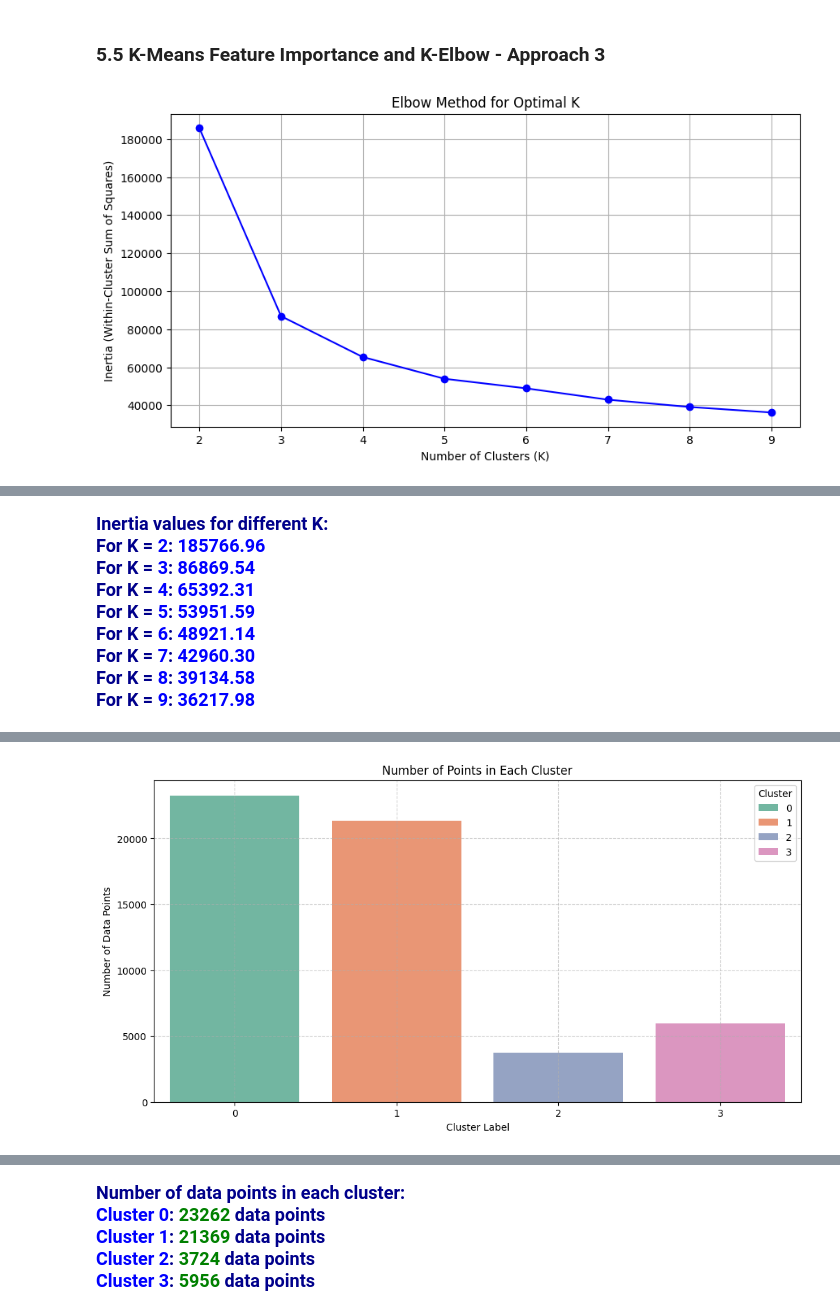
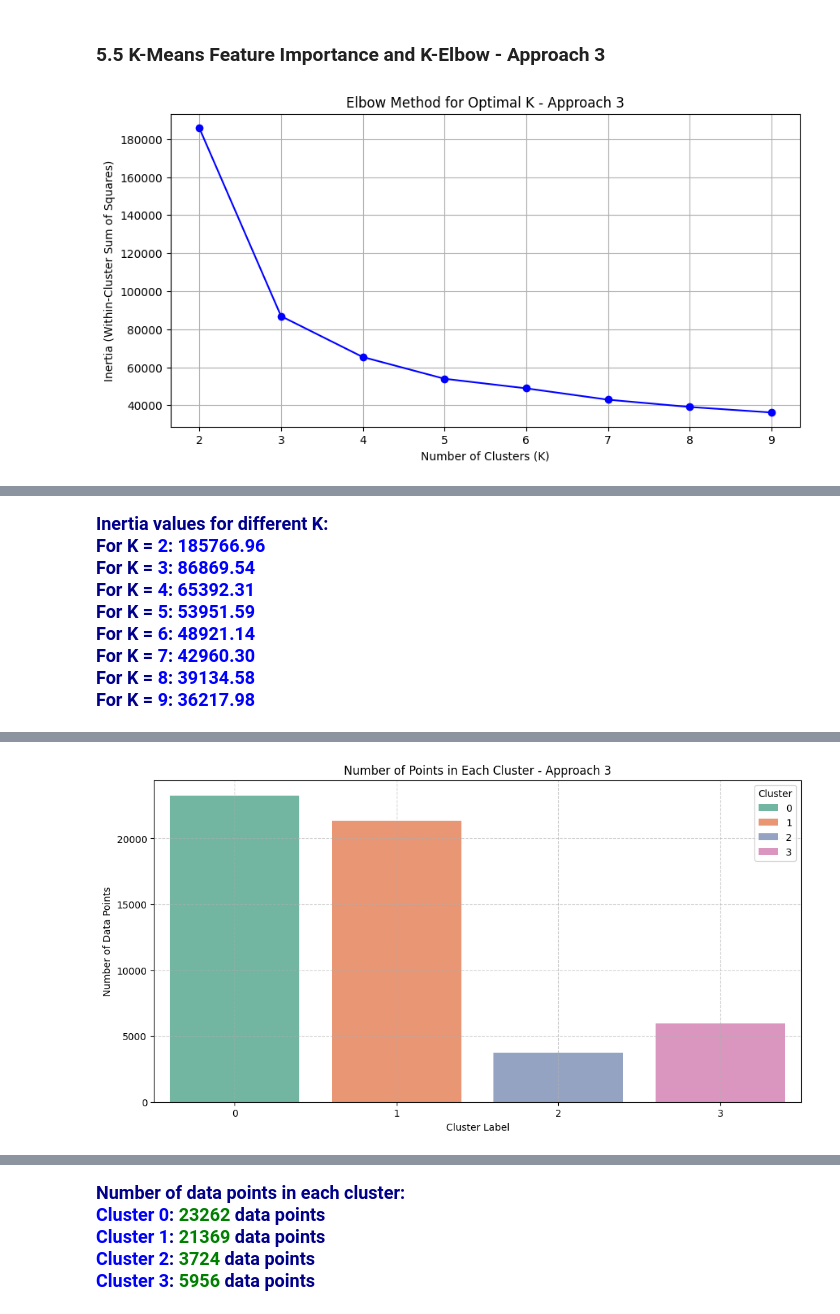
Before and after one commit to mohammadbadi/CrimeAnalytics_Clustering_Approach_1, a Jupyter notebook: Code Sections/5.5 KMeans Feature Importance K-Elbow.ipynb, the cells around one changed output, grey strips where cells are left out. Saved outputs shown, nothing was run; the diff lists cells and outputs as text; code cells hidden in the pictures.

```diff
--- a/Code Sections/5.5 KMeans Feature Importance K-Elbow.ipynb
+++ b/Code Sections/5.5 KMeans Feature Importance K-Elbow.ipynb
@@ -15,23 +15,19 @@ from sklearn.pipeline import Pipeline
 from sklearn.metrics import silhouette_score, davies_bouldin_score, calinski_harabasz_score
 from IPython.display import display, HTML
 from google.colab import files
-
-# Suppress warnings
+                                                                                  # Suppress warnings
 warnings.filterwarnings("ignore", category=DeprecationWarning)
 warnings.filterwarnings("ignore", category=FutureWarning)
-
-# Read the updated dataset from the new URL
+                                                                                  # Read the updated dataset from the new URL
 url = "https://raw.githubusercontent.com/mohammadbadi/Clustering_FE_MCA/refs/heads/main/Output_CSV/FE_Encoded_New.csv"
 df = pd.read_csv(url)
-
-# Define features based on the current project.
+                                                                                  # Define features based on the current project.
 continuous_features = ['OCC_YEAR', 'OCC_DOY', 'OCC_HOUR']
 numeric_features = ['OCC_MONTH_Num']
 frequency_features = ['Division_Freq', 'LOCATION_Freq', 'PREMISES_Freq', 'Loca_Premi_Freq', 'HOOD_Freq','DIV_HOOD_Hier','DOW_Category_Freq']
 pca_feature = ['LONG_LAT_PCA']
 features = continuous_features + numeric_features + frequency_features + pca_feature
-
-# Build preprocessor and pipeline for KMeans clustering with n_clusters=4
+                                                                                  # Build preprocessor and pipeline for KMeans clustering with n_clusters=4
 scaler = StandardScaler()
 preprocessor = ColumnTransformer([('num', scaler, features)])
 pipeline = Pipeline([
@@ -40,44 +36,38 @@ pipeline = Pipeline([
 ])
 pipeline.fit(df)
 df_processed = pipeline.transform(df)
-
-# Extract the KMeans model and assign cluster labels
+                                                                                  # Extract the KMeans model and assign cluster labels
 kmeans = pipeline.named_steps['kmeans']
 df['Cluster'] = kmeans.labels_
-
-# Compute centroid variance (feature importance)
+                                                                                  # Compute centroid variance (feature importance)
 centroids = kmeans.cluster_centers_
 centroid_variance = np.var(centroids, axis=0)
 importance_df = pd.DataFrame({'Feature': features, 'Centroid Variance': centroid_variance})\
                   .sort_values(by='Centroid Variance', ascending=False)
-
-# Compute evaluation metrics for the clustering with n=4
+                                                                                  # Compute evaluation metrics for the clustering with n=4
 sil_score = silhouette_score(df_processed, kmeans.labels_)
 db_index = davies_bouldin_score(df_processed, kmeans.labels_)
 ch_index = calinski_harabasz_score(df_processed, kmeans.labels_)
 final_inertia = kmeans.inertia_
-
-# ---------------------- Elbow Method: Calculate inertia for K=2 to 9 ----------------------
+                                                                                  # Elbow Method: Calculate inertia for K=2 to 9
 inertia_values = []
 K_range = range(2, 10)
 for k in K_range:
     km = KMeans(n_clusters=k, random_state=42, n_init=10)
     km.fit(df_processed)
     inertia_values.append(km.inertia_)
-
-# Plot the elbow method curve WITHOUT numeric annotations
+                                                                                  # Plot the elbow method curve WITHOUT numeric annotations
 plt.figure(figsize=(10, 5))
 plt.plot(K_range, inertia_values, marker='o', linestyle='-', color='blue')
 plt.xlabel("Number of Clusters (K)")
 plt.ylabel("Inertia (Within-Cluster Sum of Squares)")
-plt.title("Elbow Method for Optimal K")
+plt.title("Elbow Method for Optimal K - Approach 3")
 plt.grid(True)
 plt.savefig("Elbow_Method.png", dpi=300, bbox_inches='tight')
 plt.show()
 files.download("Elbow_Method.png")
 display(HTML("<br><br>"))
-
-# ---------------------- Text Output: Inertia Values for K-Elbow ----------------------
+                                                                                  # Text Output: Inertia Values for K-Elbow
 inertia_html = """
 <p style="color: darkblue; font-size: 18px; font-weight: bold;">
     Inertia values for different K:
@@ -87,14 +77,12 @@ for k, inertia in zip(K_range, inertia_values):
 inertia_html += "</p>"
 display(HTML(inertia_html))
 display(HTML("<br><br>"))
-
-# ---------------------- Cluster Distribution: Number of Data Points per Cluster ----------------------
+                                                                                  # Cluster Distribution: Number of Data Points per Cluster
 cluster_counts = df['Cluster'].value_counts().sort_index()
-
-# Plot the cluster distribution WITHOUT numeric annotations on bars
+                                                                                  # Plot the cluster distribution WITHOUT numeric annotations on bars
 plt.figure(figsize=(12, 6))
 ax = sns.countplot(data=df, x='Cluster', hue='Cluster', palette="Set2", dodge=False)
-plt.title("Number of Points in Each Cluster")
+plt.title("Number of Points in Each Cluster - Approach 3")
 plt.xlabel("Cluster Label")
 plt.ylabel("Number of Data Points")
 plt.grid(True, linestyle='--', alpha=0.6)
@@ -102,8 +90,7 @@ plt.savefig("Cluster_Distribution.png", dpi=300, bbox_inches='tight')
 plt.show()
 files.download("Cluster_Distribution.png")
 display(HTML("<br><br>"))
-
-# ---------------------- Text Output: Cluster Distribution ----------------------
+                                                                                  #  Text Output: Cluster Distribution
 cluster_html = """
 <p style="color: darkblue; font-size: 18px; font-weight: bold;">
     Number of data points in each cluster:
@@ -113,26 +100,24 @@ for cluster, count in cluster_counts.items():
 cluster_html += "</p>"
 display(HTML(cluster_html))
 display(HTML("<br><br>"))
-
-# ---------------------- Plot: K-Means Feature Importance ----------------------
+                                                                                  #  Plot: K-Means Feature Importance
 plt.figure(figsize=(12, 6))
 sns.barplot(data=importance_df, x='Centroid Variance', y='Feature', palette='viridis')
 plt.xlabel("Centroid Variance")
 plt.ylabel("Feature")
-plt.title("Feature Importance in KMeans Clustering")
+plt.title("Feature Importance in KMeans Clustering - Approach 3")
 plt.grid(True, linestyle='--', alpha=0.6)
 plt.savefig("KMeans_Feature_Importance.png", dpi=300, bbox_inches='tight')
 plt.show()
 files.download("KMeans_Feature_Importance.png")
 display(HTML("<br><br>"))
-
-# ---------------------- Build HTML Table for K-Means Clustering Analysis ----------------------
+                                                                                  # Build HTML Table for K-Means Clustering Analysis
 html_table = f"""
 <table style='border-collapse: collapse; font-size: 18px; width: 100%; max-width: 900px; table-layout: fixed;'>
     <thead>
         <tr style='background-color: #2f4f4f; color: white;'>
             <th colspan="3" style="text-align: center; font-size: 24px; padding: 8px;">
-                KMEANS Clustering Analysis
+                KMEANS Clustering Analysis - Approach 3
             </th>
         </tr>
         <tr>
@@ -168,42 +153,42 @@ html_table += """
 display(HTML(html_table))
 display(HTML("<br><br>"))
 
-# Save the HTML table as a file and download it
+                                                                                  # Save the HTML table as a file and download it
 html_table_path = "KMeans_Feature_Importance.html"
 with open(html_table_path, "w", encoding="utf-8") as f:
     f.write(html_table)
 files.download(html_table_path)
 
-# Save the updated dataset with cluster labels and download it
+                                                                                  # Save the updated dataset with cluster labels and download it
 output_dataset = "FE_Encoded_with_Clusters.csv"
 df.to_csv(output_dataset, index=False)
 files.download(output_dataset)
 
-# ---------------------- Rationale Explanation for Choosing n=4 ----------------------
+                                                                                  # Rationale Explanation for Choosing n=4
 if len(inertia_values) >= 5:
     inertia_reduction_k3_k4 = ((inertia_values[1] - inertia_values[2]) / inertia_values[1]) * 100
     inertia_reduction_k4_k5 = ((inertia_values[2] - inertia_values[3]) / inertia_values[2]) * 100
 else:
     inertia_reduction_k3_k4 = inertia_reduction_k4_k5 = 0
 
 explanation = f"""
 <p style="color: black; font-size: 18px; font-weight: bold;">
     The K-Elbow method shows that the inertia value decreases notably as K increases from <span style="color: blue;">2</span> to <span style="color: blue;">4</span>. For example, when K increases from <span style="color: blue;">2</span> to <span style="color: blue;">3</span>, inertia decreases from <span style="color: blue;">{inertia_values[0]:.2f}</span> to <span style="color: blue;">{inertia_values[1]:.2f}</span>, and from K = <span style="color: blue;">3</span> to K = <span style="color: blue;">4</span> it decreases to <span style="color: blue;">{inertia_values[2]:.2f}</span> (a reduction of <span style="color: blue;">{inertia_reduction_k3_k4:.1f}%</span>). Beyond K = <span style="color: blue;">4</span>, the reduction in inertia becomes less dramatic (e.g. a further reduction of <span style="color: blue;">{inertia_reduction_k4_k5:.1f}%</span> from K = <span style="color: blue;">4</span> to K = <span style="color: blue;">5</span>).
 </p>
 <p style="color: black; font-size: 18px; font-weight: bold;">
     The cluster distribution is also reasonable:
     <br><span style="color: blue;">Cluster 0</span>: <span style="color: green;">{cluster_counts.get(0, 0)}</span> data points
     <br><span style="color: blue;">Cluster 1</span>: <span style="color: green;">{cluster_counts.get(1, 0)}</span> data points
     <br><span style="color: blue;">Cluster 2</span>: <span style="color: green;">{cluster_counts.get(2, 0)}</span> data points
     <br><span style="color: blue;">Cluster 3</span>: <span style="color: green;">{cluster_counts.get(3, 0)}</span> data points
 </p>
 <p style="color: black; font-size: 18px; font-weight: bold;">
     Based on the significant drop in inertia up to K = <span style="color: blue;">4</span> and a balanced cluster distribution, using <span style="color: blue;">4</span> clusters (n=4) for KMeans clustering is a good choice.
 </p>
 """
 display(HTML(explanation))
 # %% [output]
-[figure, old version]
+[figure, new version]
 [interactive output not drawn]
 [interactive output not drawn]
 [interactive output not drawn]
@@ -217,7 +202,7 @@ For K = 7: 42960.30
 For K = 8: 39134.58
 For K = 9: 36217.98
 [interactive output not drawn]
-[figure, old version]
+[figure, new version]
 [interactive output not drawn]
 [interactive output not drawn]
 [interactive output not drawn]
```
